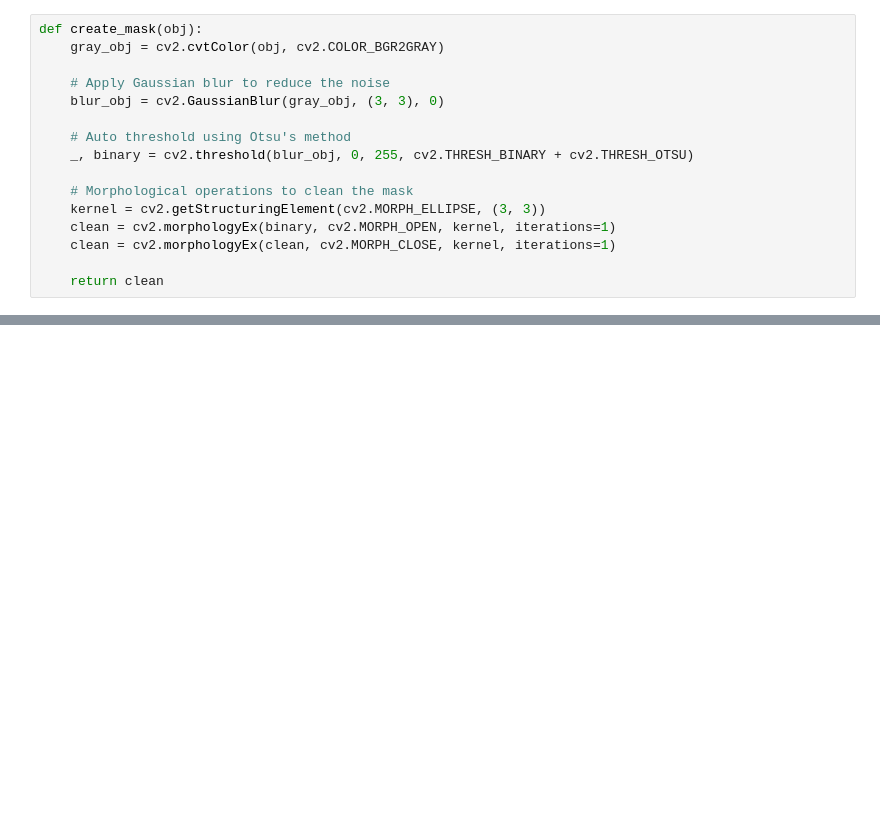
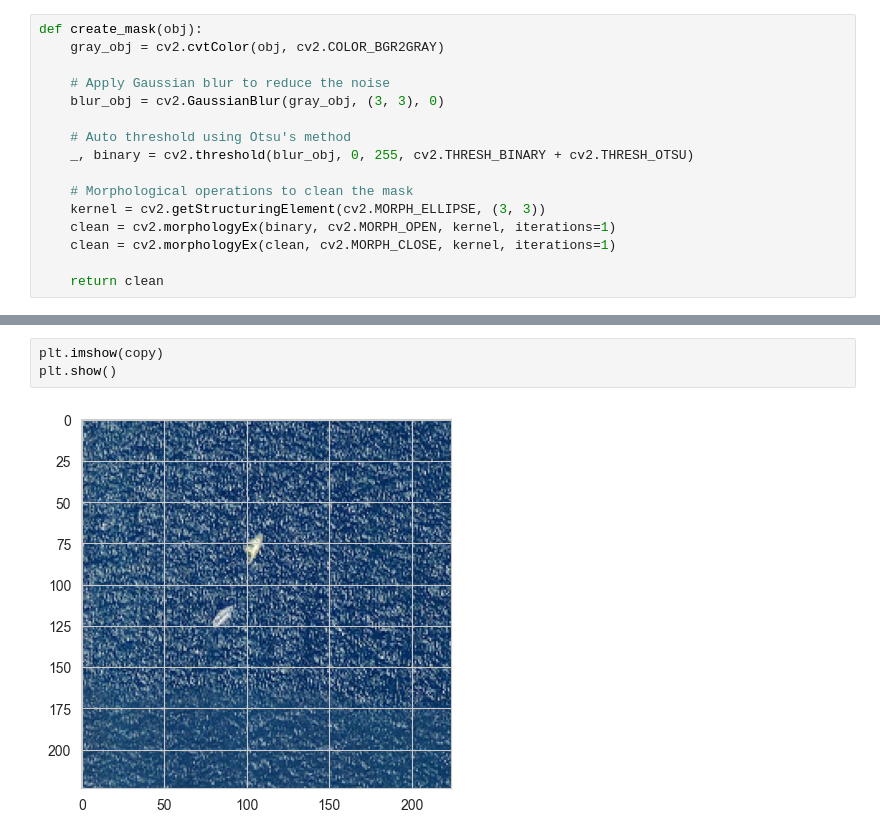
Before and after one commit to ElanoBeer/synthetic-satellite-pipeline, a Jupyter notebook: notebooks/test_pipeline_components.ipynb, the cells around one changed output, grey strips where cells are left out. Cells and saved outputs as stored; diff of their text form; blank space fills up the shorter version.

```diff
--- a/notebooks/test_pipeline_components.ipynb
+++ b/notebooks/test_pipeline_components.ipynb
@@ -200,0 +315,5 @@ for file in tqdm(os.listdir(path)):
+# %%
+plt.imshow(copy)
+plt.show()
+# %% [output]
+[figure, added]
```
Also changed, not shown: parts of 3 cells of this notebook, 2 other files.
